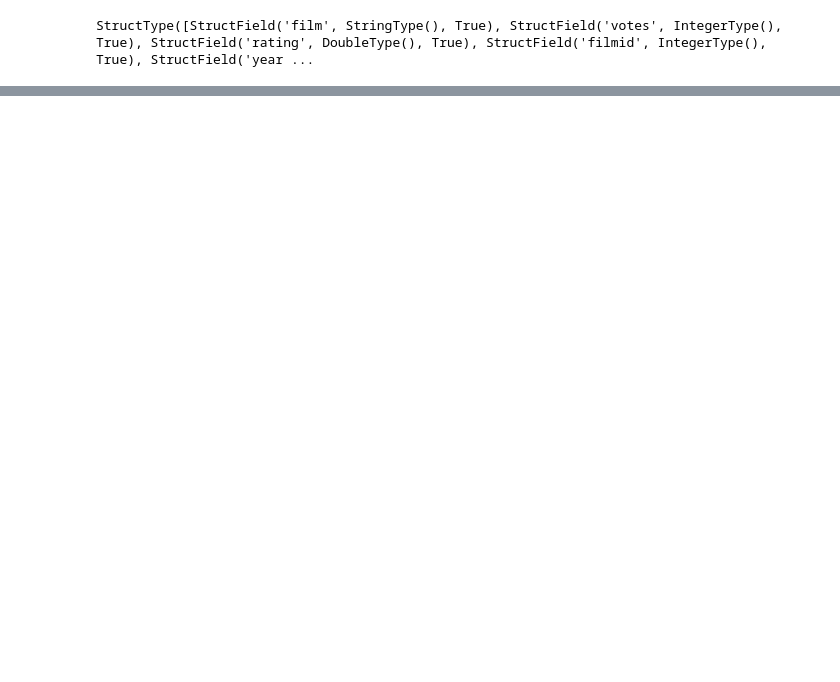
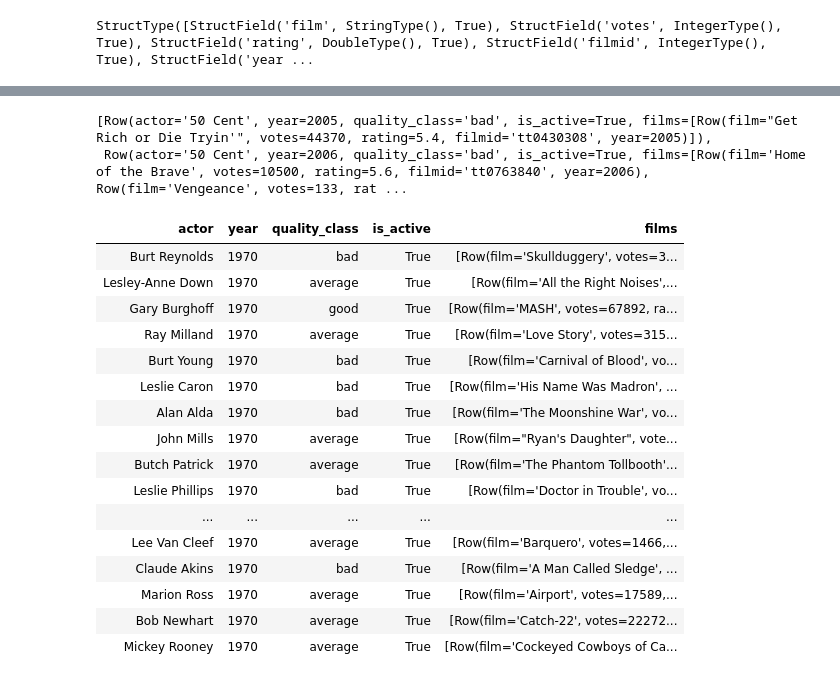
Before and after one commit to xperrylinn/data-engineer-handbook, a Jupyter notebook: bootcamp/materials/3-spark-fundamentals/notebooks/homework_3_part_2.ipynb, the cells around one changed output, grey strips where cells are left out. Saved outputs shown, nothing was run; the diff lists cells and outputs as text; code cells hidden in the pictures; blank space fills up the shorter version.

```diff
--- a/bootcamp/materials/3-spark-fundamentals/notebooks/homework_3_part_2.ipynb
+++ b/bootcamp/materials/3-spark-fundamentals/notebooks/homework_3_part_2.ipynb
@@ -141,0 +184,18 @@ actors_and_years_df
+# %%
+actors_ready_df = w \
+    .select(
+        w.actor,
+        w.year,
+        when(col("w.avg_rating") > 8, "star") \
+        .when((col("w.avg_rating") > 7) & (col("w.avg_rating") <= 8), "good") \
+        .when((col("w.avg_rating") > 6) & (col("w.avg_rating") <= 7), "average") \
+        .otherwise("bad").alias("quality_class"),
+        when(col("w.films").getItem(0).year == w.year, True).otherwise(False).alias("is_active"),
+        w.films
+    ) \
+    .orderBy("w.actor", "w.year")
+ar = actors_ready_df.alias("ar")
+actors_ready_df.head(2)
+# %% [output]
+[Row(actor='50 Cent', year=2005, quality_class='bad', is_active=True, films=[Row(film="Get Rich or Die Tryin'", votes=44370, rating=5.4, filmid='tt0430308', year=2005)]),
+ Row(actor='50 Cent', year=2006, quality_class='bad', is_active=True, films=[Row(film='Home of the Brave', votes=10500, rating=5.6, filmid='tt0763840', year=2006), Row(film='Vengeance', votes=133, rat ...
@@ -141,0 +208,22 @@ actors_and_years_df
+# %%
+%%sql
+
+SELECT * FROM bootcamp.actors ORDER BY year ASC;
+# %% [output]
+| actor | year | quality_class | is_active | films |
+| Burt Reynolds | 1970 | bad | True | [Row(film='Skullduggery', votes=3... |
+| Lesley-Anne Down | 1970 | average | True | [Row(film='All the Right Noises',... |
+| Gary Burghoff | 1970 | good | True | [Row(film='MASH', votes=67892, ra... |
+| Ray Milland | 1970 | average | True | [Row(film='Love Story', votes=315... |
+| Burt Young | 1970 | bad | True | [Row(film='Carnival of Blood', vo... |
+| Leslie Caron | 1970 | bad | True | [Row(film='His Name Was Madron', ... |
+| Alan Alda | 1970 | bad | True | [Row(film='The Moonshine War', vo... |
+| John Mills | 1970 | average | True | [Row(film="Ryan's Daughter", vote... |
+| Butch Patrick | 1970 | average | True | [Row(film='The Phantom Tollbooth'... |
+| Leslie Phillips | 1970 | bad | True | [Row(film='Doctor in Trouble', vo... |
+| ... | ... | ... | ... | ... |
+| Lee Van Cleef | 1970 | average | True | [Row(film='Barquero', votes=1466,... |
+| Claude Akins | 1970 | bad | True | [Row(film='A Man Called Sledge', ... |
+| Marion Ross | 1970 | average | True | [Row(film='Airport', votes=17589,... |
+| Bob Newhart | 1970 | average | True | [Row(film='Catch-22', votes=22272... |
+| Mickey Rooney | 1970 | average | True | [Row(film='Cockeyed Cowboys of Ca... |
```
Also changed, not shown: parts of 14 cells of this notebook, 4 other files.
